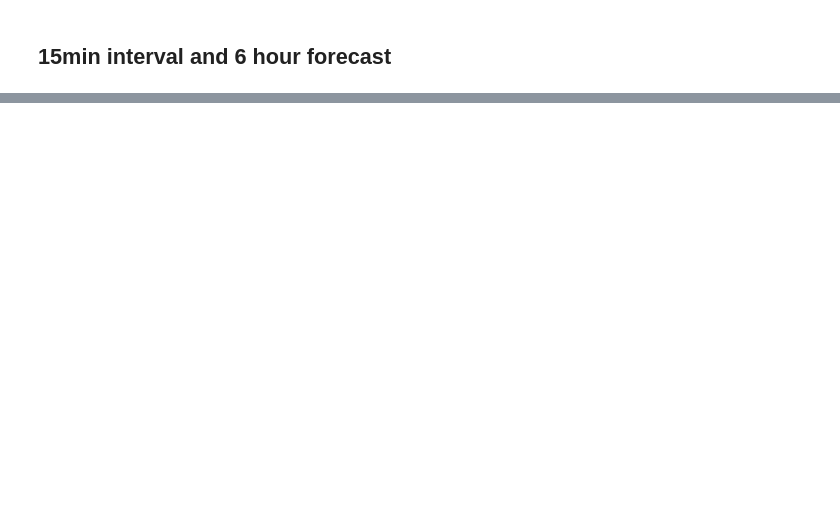
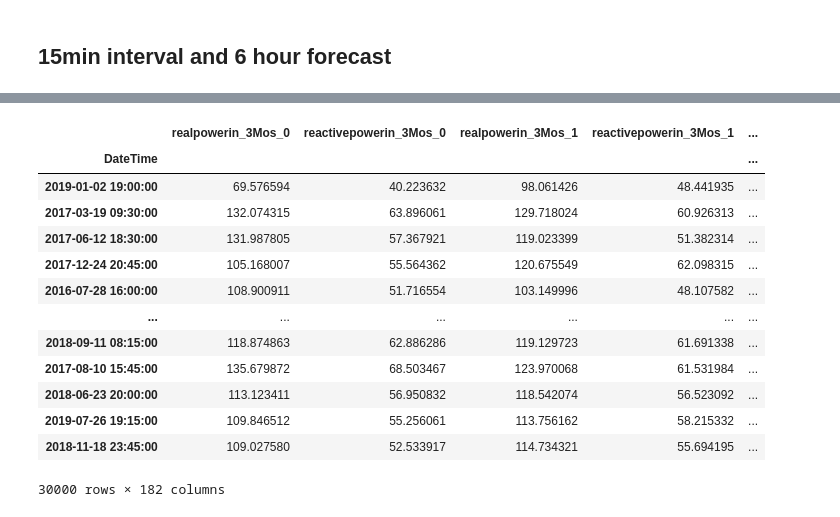
Before and after one commit to arjay55/CS280_mini_proj_experiments, a Jupyter notebook: feature_selection_frequency.ipynb, the cells around one changed output, grey strips where cells are left out. Saved outputs shown, nothing was run; the diff lists cells and outputs as text; code cells hidden in the pictures; blank space fills up the shorter version.

```diff
--- a/feature_selection_frequency.ipynb
+++ b/feature_selection_frequency.ipynb
@@ -36,0 +76,18 @@ totalRows = len(df2)
+# %%
+#number of shifts
+series = pd.read_csv('ProcessedDataCenterHall.csv', header=0, index_col=0, parse_dates=True, squeeze=True)
+series = series.resample("24H").mean()
+
+shiftno=7
+df1w = pd.DataFrame()
+for _ in range(shiftno):
+    df1w = pd.concat([df1w,series.shift(periods=_)],axis=1)
+
+df1w = df1w.resample("15Min").ffill()
+
+collist_input = []
+for _ in range(int(len(df1w.iloc[:,:series.shape[1]*shiftno].columns)/2)):
+    collist_input.extend(["realpowerin_1D_"+str(_), "reactivepowerin_1D_"+str(_)])
+
+# collist_input.extend(collist)
+df1w.columns = collist_input
@@ -36,0 +96,20 @@ totalRows = len(df2)
+# %%
+#number of shifts
+series = pd.read_csv('ProcessedDataCenterHall.csv', header=0, index_col=0, parse_dates=True, squeeze=True)
+series = series.resample("1W").mean()
+
+shiftno=12
+df3mos = pd.DataFrame()
+for _ in range(shiftno):
+    df3mos = pd.concat([df3mos,series.shift(periods=_)],axis=1)
+
+df3mos = df3mos.resample("15Min").ffill()
+
+collist_input = []
+for _ in range(int(len(df3mos.iloc[:,:series.shape[1]*shiftno].columns)/2)):
+    collist_input.extend(["realpowerin_3Mos_"+str(_), "reactivepowerin_3Mos_"+str(_)])
+
+# collist_input.extend(collist)
+df3mos.columns = collist_input
+# %%
+dfall = pd.concat([df3mos,df1w,df24h,df15min],axis=1)
@@ -37,3 +121,22 @@ totalRows = len(df2)
+# %%
+dfall = dfall[~dfall.isnull().any(axis=1)]
+# %%
+dfall.sample(n=30000, random_state=2022)
+# %% [output]
+|  | realpowerin_3Mos_0 | reactivepowerin_3Mos_0 | realpowerin_3Mos_1 | reactivepowerin_3Mos_1 | ... |
+| DateTime |  |  |  |  | ... |
+| 2019-01-02 19:00:00 | 69.576594 | 40.223632 | 98.061426 | 48.441935 | ... |
+| 2017-03-19 09:30:00 | 132.074315 | 63.896061 | 129.718024 | 60.926313 | ... |
+| 2017-06-12 18:30:00 | 131.987805 | 57.367921 | 119.023399 | 51.382314 | ... |
+| 2017-12-24 20:45:00 | 105.168007 | 55.564362 | 120.675549 | 62.098315 | ... |
+| 2016-07-28 16:00:00 | 108.900911 | 51.716554 | 103.149996 | 48.107582 | ... |
+| ... | ... | ... | ... | ... | ... |
+| 2018-09-11 08:15:00 | 118.874863 | 62.886286 | 119.129723 | 61.691338 | ... |
+| 2017-08-10 15:45:00 | 135.679872 | 68.503467 | 123.970068 | 61.531984 | ... |
+| 2018-06-23 20:00:00 | 113.123411 | 56.950832 | 118.542074 | 56.523092 | ... |
+| 2019-07-26 19:15:00 | 109.846512 | 55.256061 | 113.756162 | 58.215332 | ... |
+| 2018-11-18 23:45:00 | 109.027580 | 52.533917 | 114.734321 | 55.694195 | ... |
+30000 rows × 182 columns
 # %%
 collist_input.extend(collist)
 # %%
```
Also changed, not shown: parts of 13 cells of this notebook.
